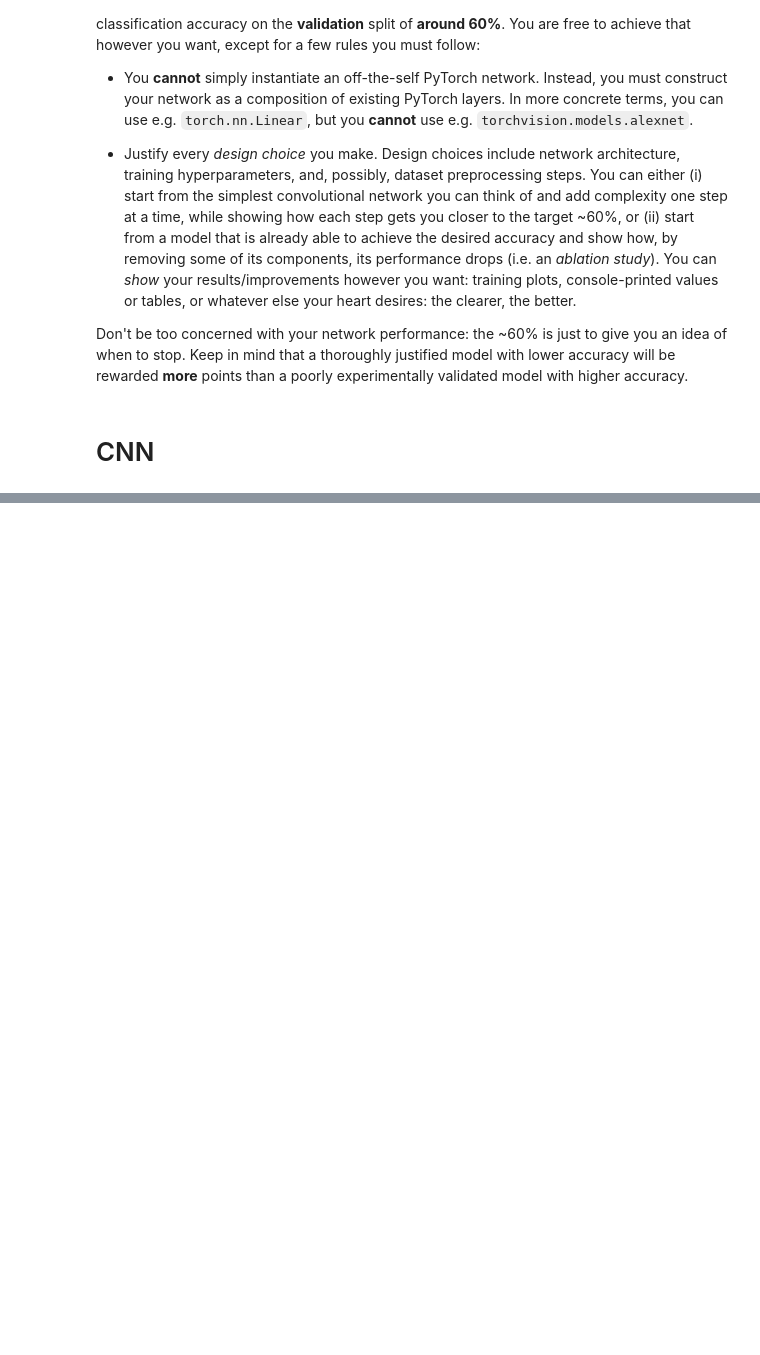
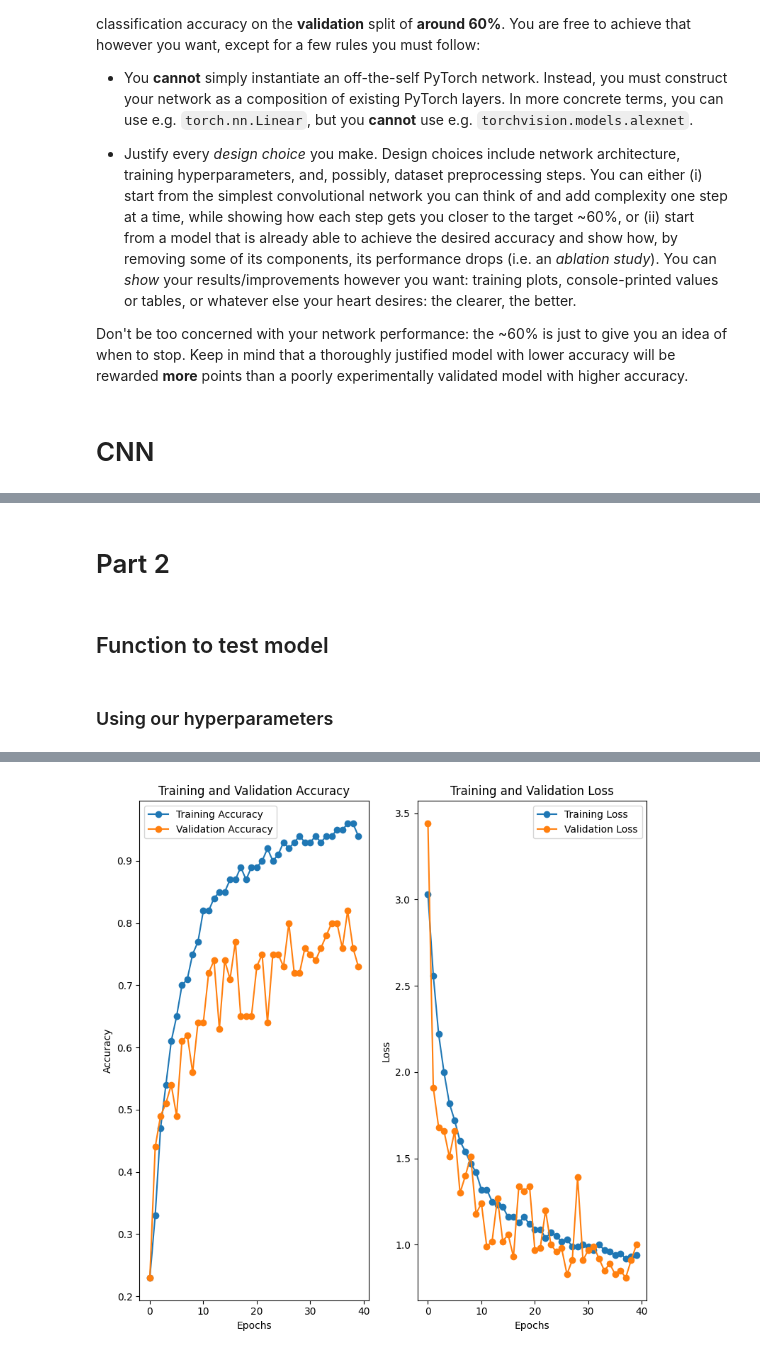
Before and after one commit to Kagannn3/IPCVAssignment1, a Jupyter notebook: IPCV_assignment2v2.ipynb, the cells around one changed output, grey strips where cells are left out. Drawn from its saved outputs; the diff is of its cells as text; code cells hidden in the pictures; blank space fills up the shorter version.

```diff
--- a/IPCV_assignment2v2.ipynb
+++ b/IPCV_assignment2v2.ipynb
@@ -240,11 +240,12 @@ def accuracy(scores, y):
     correct = ncorrect(scores, y)
     return correct.true_divide(y.shape[0])
 
-def train_loop(model, train_dl, epochs, opt, val_dl=None, verbose=False, label_smoothing=0):
+def train_loop(model, train_dl, epochs, opt, val_dl=None, verbose=False, label_smoothing=0, save_model=False):
     best_val_acc = 0
     best_params = []
     best_epoch = -1
-    found = False
+    training_values = []
+    validation_values = []
     for e in tqdm(range(epochs)):
         model.train()
         # Train
@@ -266,6 +267,7 @@ def train_loop(model, train_dl, epochs, opt, val_dl=None, verbose=False, label_s
 
         train_acc /= train_samples
         train_loss /= train_samples
+        training_values.append((train_acc,train_loss))
 
         # Validation
         model.eval()
@@ -283,6 +285,7 @@ def train_loop(model, train_dl, epochs, opt, val_dl=None, verbose=False, label_s
                     val_acc += ncorrect(val_scores, labels).item()
                 val_acc /= val_samples
                 val_loss /= val_samples
+                validation_values.append((val_acc,val_loss))
 
             if val_dl is None or val_acc > best_val_acc:
                 best_val_acc = val_acc if val_dl is not None else 0
@@ -291,17 +294,18 @@ def train_loop(model, train_dl, epochs, opt, val_dl=None, verbose=False, label_s
                 best_epoch = e
 
         if verbose: #and e % 5 == 0:
-            print(f"Epoch {e}: train loss {train_loss:.3f} - train acc {train_acc:.3f}" + ("" if val_dl is None else f" - valid loss {val_loss:.3f} - valid acc {val_acc:.3f}"))
-            if val_acc >= 0.60:
+            print(f"Epoch {e}: train loss {train_loss:.2f} - train acc {train_acc:.2f}" + ("" if val_dl is None else f" - valid loss {val_loss:.2f} - valid acc {val_acc:.2f}"))
+
+            if  save_model and val_acc >= 0.60:
                 best_params = model.state_dict()
                 torch.save(best_params, "A2.pth")
                 best_epoch = e
                 break
 
     if verbose and val_dl is not None:
-        print(f"Best epoch {best_epoch}, best acc {best_val_acc}")
+        print(f"Best epoch {best_epoch}, best acc {best_val_acc:.2f}")
 
-    return (best_val_acc, best_params, best_epoch)
+    return (best_val_acc, best_params, best_epoch,training_values,validation_values)
 # %% [markdown]
 # CNN
 # %%
@@ -630,0 +433,4 @@ Epoch [80/80], Train Loss: 0.1017, Train Acc: 0.9864, Val Loss: 0.1663, Val Acc:
+# %% [markdown]
+# Part 2
+# %% [markdown]
+## Function to test model
@@ -630,0 +492,18 @@ Epoch [80/80], Train Loss: 0.1017, Train Acc: 0.9864, Val Loss: 0.1663, Val Acc:
+# %% [markdown]
+### Using our hyperparameters
+# %%
+hyperparameters = {
+    "batch_size": 8,
+    "num_epochs": 40,
+
+    "lr": 0.001,
+    "optimizer":'Adam',
+    "wd": 0,
+    "label_smoothing": 0.1
+}
+# %%
+resnet18 = torchvision.models.resnet18(weights= ResNet18_Weights.IMAGENET1K_V1)
+resnet18.fc = nn.Linear(resnet18.fc.in_features, num_classes)
+resnet18 = resnet18.to(device)
+test_plot(resnet18,hyperparameters)
+# %% [output]
@@ -630,0 +511 @@ Epoch [80/80], Train Loss: 0.1017, Train Acc: 0.9864, Val Loss: 0.1663, Val Acc:
+[figure, added]
```
Also changed, not shown: parts of 28 cells of this notebook.
